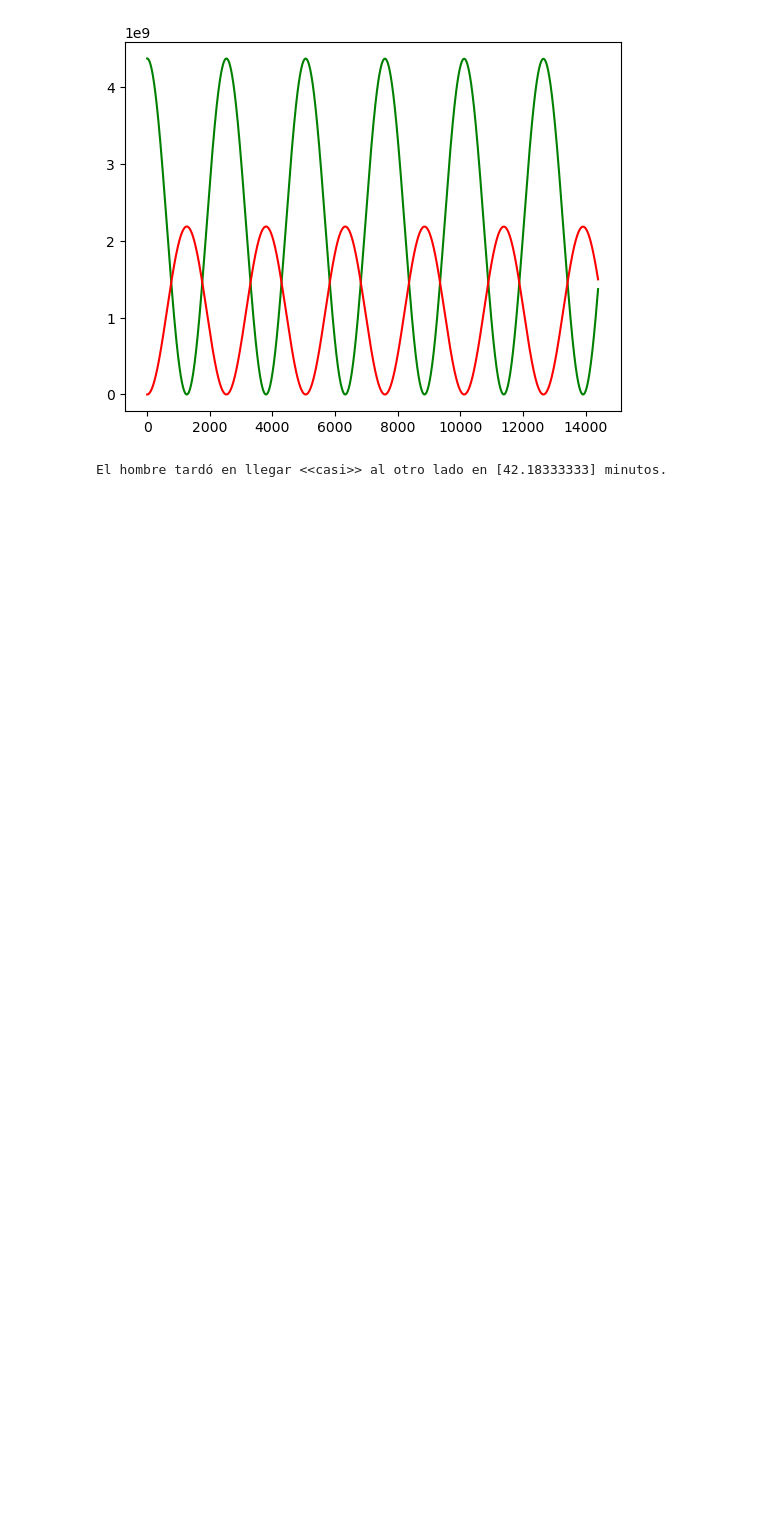
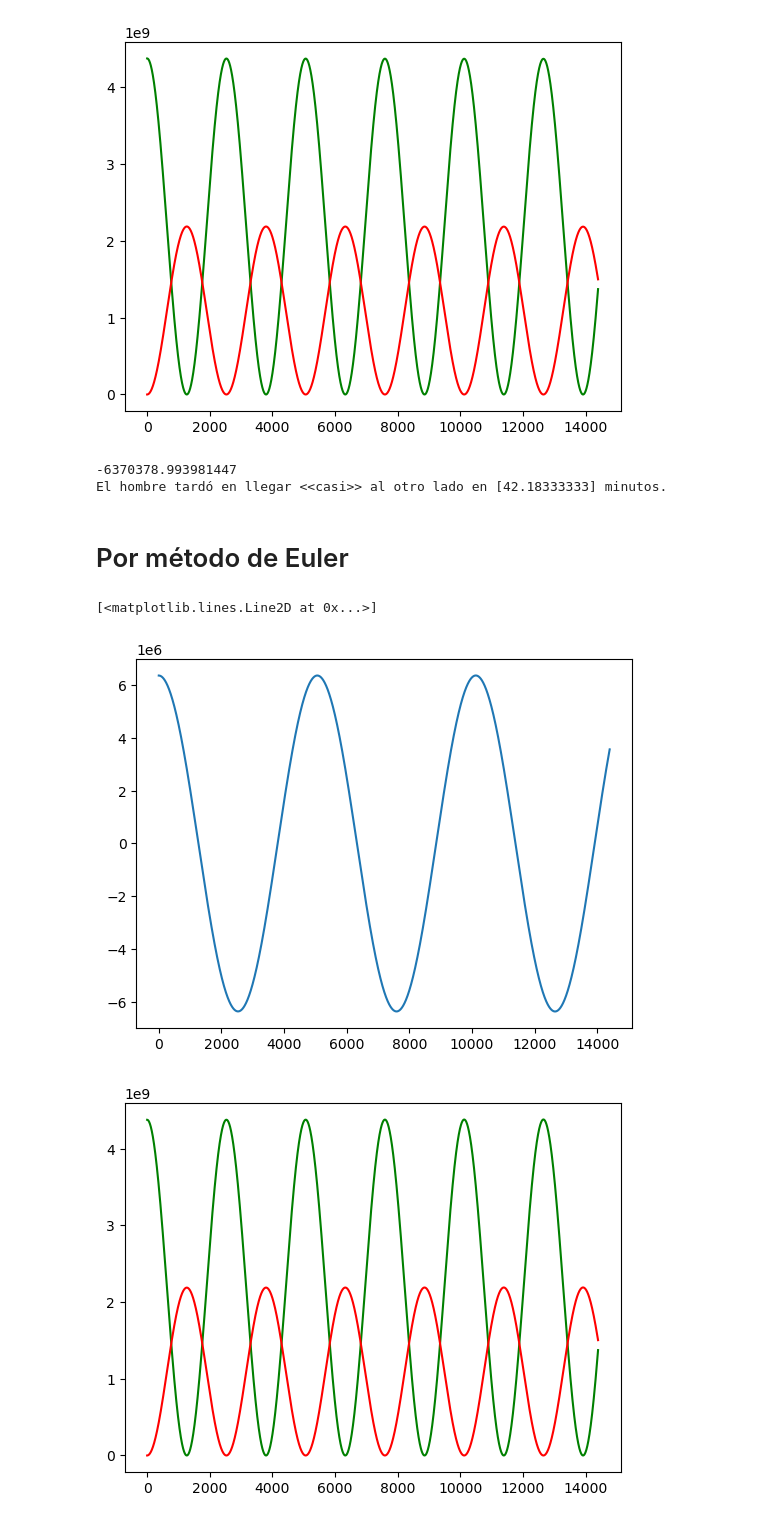
Before and after one commit to dai-dominikow/Ayudantia-Computacion_3-INSPT, a Jupyter notebook: Resolucion Dai.ipynb, the cells around one changed output. Cells and saved outputs as stored; diff of their text form; code cells hidden in the pictures; blank space fills up the shorter version.

Commit message:
agrego metodo de Euler

```diff
--- a/Resolucion Dai.ipynb
+++ b/Resolucion Dai.ipynb
@@ -88,7 +90,7 @@ plt.plot(t,E_c, color='red')
 [figure]
 [figure]
 # %%
-#print(np.min(r)) # nunca llega al otro lado exactamente....
+print(np.min(r)) # nunca llega al otro lado exactamente....
 
 # para sacar el tiempo que tardo en llegar a ese punto, primero necesito saber el indice del vector
 index = np.where(r == np.min(r))
@@ -97,4 +99,30 @@ tiempo = t[index]
 
 print('El hombre tardó en llegar <<casi>> al otro lado en '+ str(tiempo/60) +' minutos.')
 # %% [output]
+-6370378.993981447
 El hombre tardó en llegar <<casi>> al otro lado en [42.18333333] minutos.
+# %% [markdown]
+# Por método de Euler
+# %%
+i = 1
+while i < len(t):
+    r[i] = r[i-1] + v[i-1] * dt  + 0.5 * g[i-1] *dt**2
+    v[i] = v[i-1] + g[i-1]*dt
+    g[i] = - a_gravedad(r[i])
+
+
+    E_c[i] = E_cinetica(v[i])
+    E_p[i] = E_potencial(r[i])
+
+    i += 1
+
+plt.figure(1)
+plt.plot(t,r)
+
+plt.figure(2)
+plt.plot(t,E_p, color='green')
+plt.plot(t,E_c, color='red')
+# %% [output]
+[<matplotlib.lines.Line2D at 0x...>]
+[figure, added]
+[figure, added]
```
Also changed, not shown: parts of 2 cells of this notebook.
